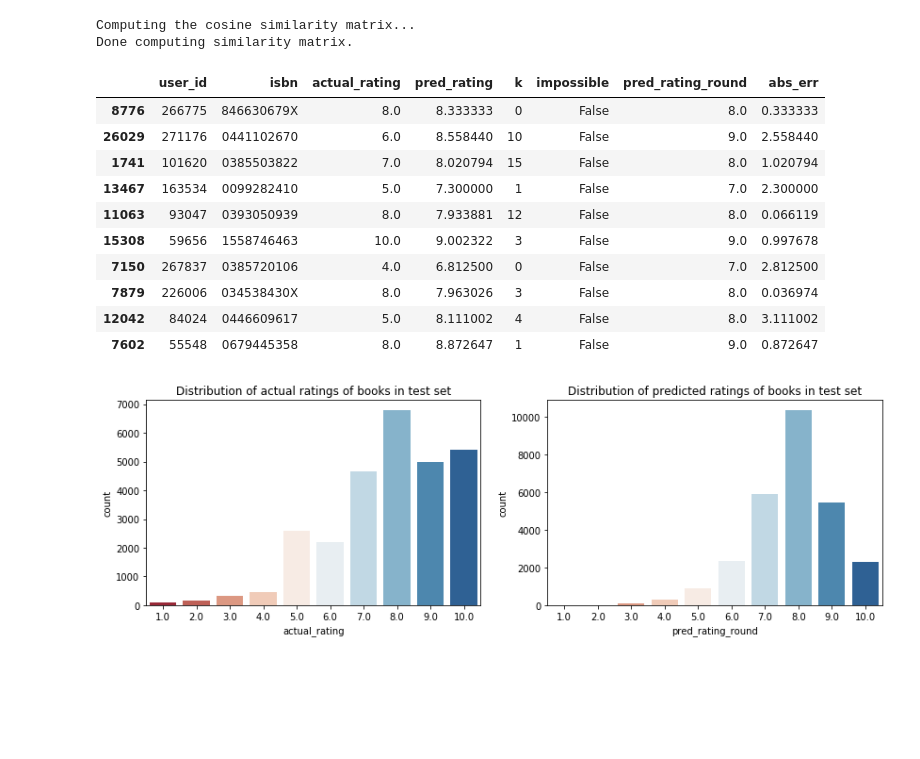
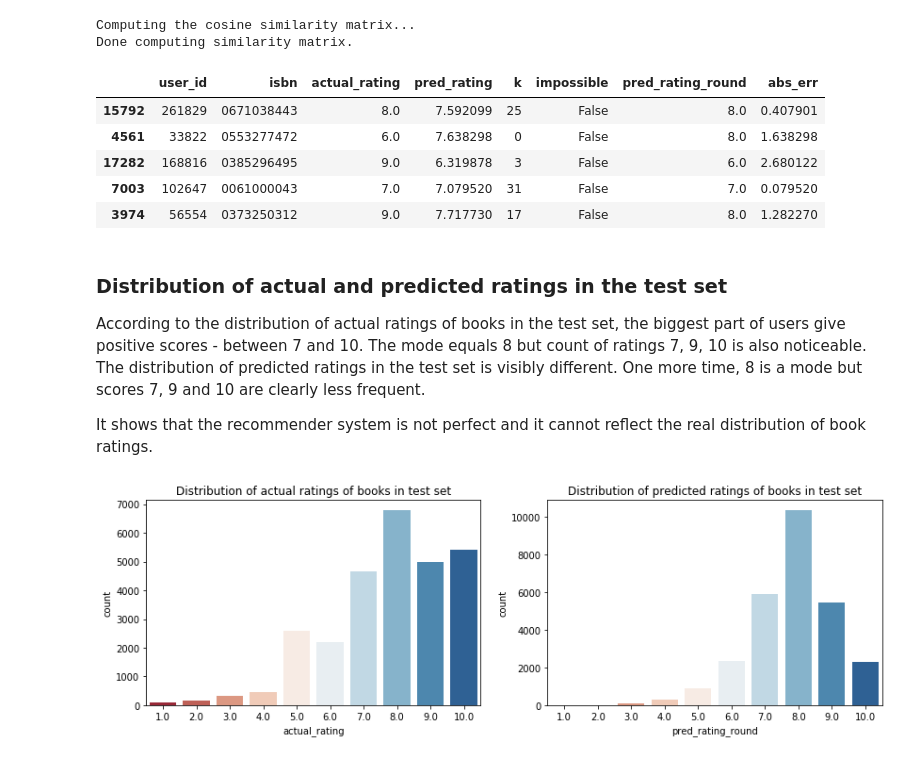
Before and after one commit to klaudia-nazarko/collaborative-filtering-python, a Jupyter notebook: memory-based.ipynb, the cells around one changed output. Saved outputs shown, nothing was run; the diff lists cells and outputs as text; code cells hidden in the pictures; blank space fills up the shorter version.

```diff
--- a/memory-based.ipynb
+++ b/memory-based.ipynb
@@ -217,25 +202,27 @@ Done computing similarity matrix.
 # %%
 df_pred = pd.DataFrame(predictions, columns=['user_id', 'isbn', 'actual_rating', 'pred_rating', 'details'])
 
 df_pred['k'] = df_pred['details'].apply(f.k_from_details)
 df_pred['impossible'] = df_pred['details'].apply(lambda x: x['was_impossible'])
 df_pred['pred_rating_round'] = df_pred['pred_rating'].round()
 df_pred['abs_err'] = abs(df_pred['pred_rating'] - df_pred['actual_rating'])
 df_pred.drop(['details'], axis=1, inplace=True)
 
-df_pred.sample(10)
+df_pred.sample(5)
 # %% [output]
 |  | user_id | isbn | actual_rating | pred_rating | k | impossible | pred_rating_round | abs_err |
-| 8776 | 266775 | 846630679X | 8.0 | 8.333333 | 0 | False | 8.0 | 0.333333 |
-| 26029 | 271176 | 0441102670 | 6.0 | 8.558440 | 10 | False | 9.0 | 2.558440 |
-| 1741 | 101620 | 0385503822 | 7.0 | 8.020794 | 15 | False | 8.0 | 1.020794 |
-| 13467 | 163534 | 0099282410 | 5.0 | 7.300000 | 1 | False | 7.0 | 2.300000 |
-| 11063 | 93047 | 0393050939 | 8.0 | 7.933881 | 12 | False | 8.0 | 0.066119 |
-| 15308 | 59656 | 1558746463 | 10.0 | 9.002322 | 3 | False | 9.0 | 0.997678 |
-| 7150 | 267837 | 0385720106 | 4.0 | 6.812500 | 0 | False | 7.0 | 2.812500 |
-| 7879 | 226006 | 034538430X | 8.0 | 7.963026 | 3 | False | 8.0 | 0.036974 |
-| 12042 | 84024 | 0446609617 | 5.0 | 8.111002 | 4 | False | 8.0 | 3.111002 |
-| 7602 | 55548 | 0679445358 | 8.0 | 8.872647 | 1 | False | 9.0 | 0.872647 |
+| 15792 | 261829 | 0671038443 | 8.0 | 7.592099 | 25 | False | 8.0 | 0.407901 |
+| 4561 | 33822 | 0553277472 | 6.0 | 7.638298 | 0 | False | 8.0 | 1.638298 |
+| 17282 | 168816 | 0385296495 | 9.0 | 6.319878 | 3 | False | 6.0 | 2.680122 |
+| 7003 | 102647 | 0061000043 | 7.0 | 7.079520 | 31 | False | 7.0 | 0.079520 |
+| 3974 | 56554 | 0373250312 | 9.0 | 7.717730 | 17 | False | 8.0 | 1.282270 |
+# %% [markdown]
+### Distribution of actual and predicted ratings in the test set
+
+According to the distribution of actual ratings of books in the test set, the biggest part of users give positive scores - between 7 and 10. The mode equals 8 but count of ratings 7, 9, 10 is also noticeable.
+The distribution of predicted ratings in the test set is visibly different. One more time, 8 is a mode but scores 7, 9 and 10 are clearly less frequent.
+
+It shows that the recommender system is not perfect and it cannot reflect the real distribution of book ratings.
 # %%
 palette = sns.color_palette("RdBu", 10)
 fig, (ax1, ax2) = plt.subplots(nrows=1, ncols=2, figsize=(14, 4))
```
Also changed, not shown: parts of 20 cells of this notebook, 2 other files.
